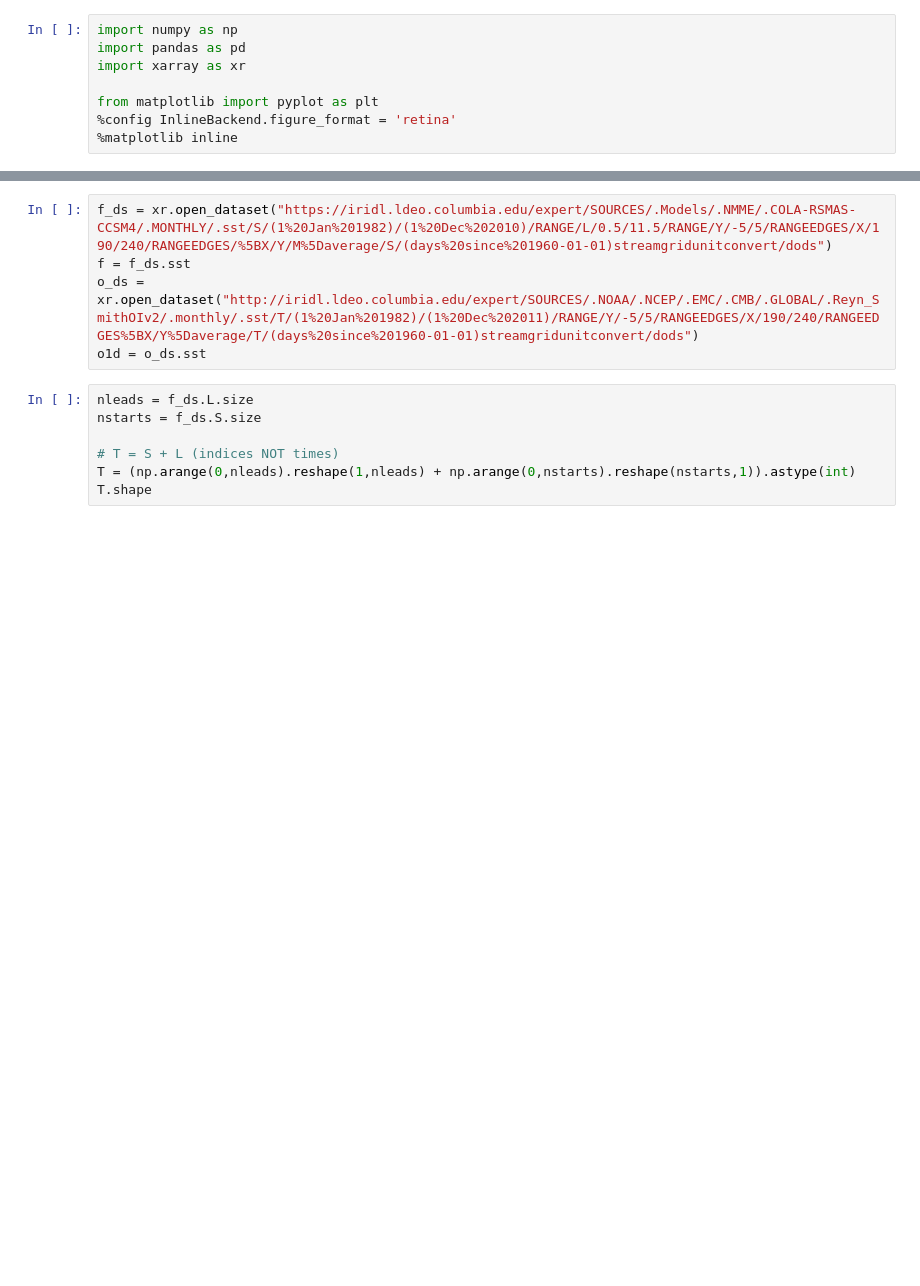
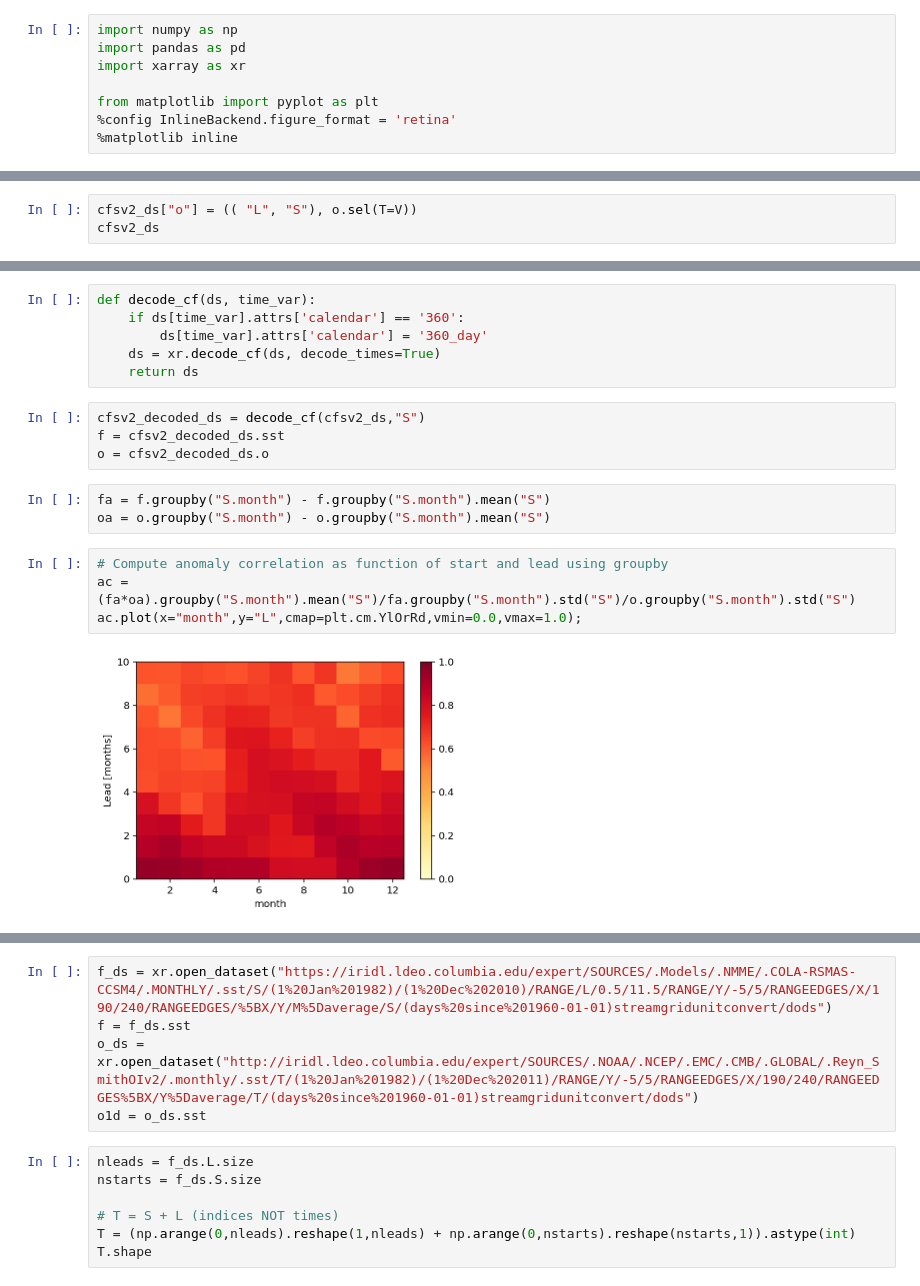
Before and after one commit to mktippett/ENSO, a Jupyter notebook: ForecastVerification.ipynb, the cells around one changed output, grey strips where cells are left out. Saved outputs shown, nothing was run; the diff lists cells and outputs as text; blank space fills up the shorter version.

Commit message:
Add files via upload
Added CFSv2

```diff
--- a/ForecastVerification.ipynb
+++ b/ForecastVerification.ipynb
@@ -8,0 +24,3 @@ from matplotlib import pyplot as plt
+# %%
+cfsv2_ds["o"] = (( "L", "S"), o.sel(T=V))
+cfsv2_ds
@@ -8,0 +38,19 @@ from matplotlib import pyplot as plt
+# %%
+def decode_cf(ds, time_var):
+    if ds[time_var].attrs['calendar'] == '360':
+        ds[time_var].attrs['calendar'] = '360_day'
+    ds = xr.decode_cf(ds, decode_times=True)
+    return ds
+# %%
+cfsv2_decoded_ds = decode_cf(cfsv2_ds,"S")
+f = cfsv2_decoded_ds.sst
+o = cfsv2_decoded_ds.o
+# %%
+fa = f.groupby("S.month") - f.groupby("S.month").mean("S")
+oa = o.groupby("S.month") - o.groupby("S.month").mean("S")
+# %%
+# Compute anomaly correlation as function of start and lead using groupby
+ac = (fa*oa).groupby("S.month").mean("S")/fa.groupby("S.month").std("S")/o.groupby("S.month").std("S")
+ac.plot(x="month",y="L",cmap=plt.cm.YlOrRd,vmin=0.0,vmax=1.0);
+# %% [output]
+[figure, added]
```
Also changed, not shown: parts of 14 cells of this notebook.
